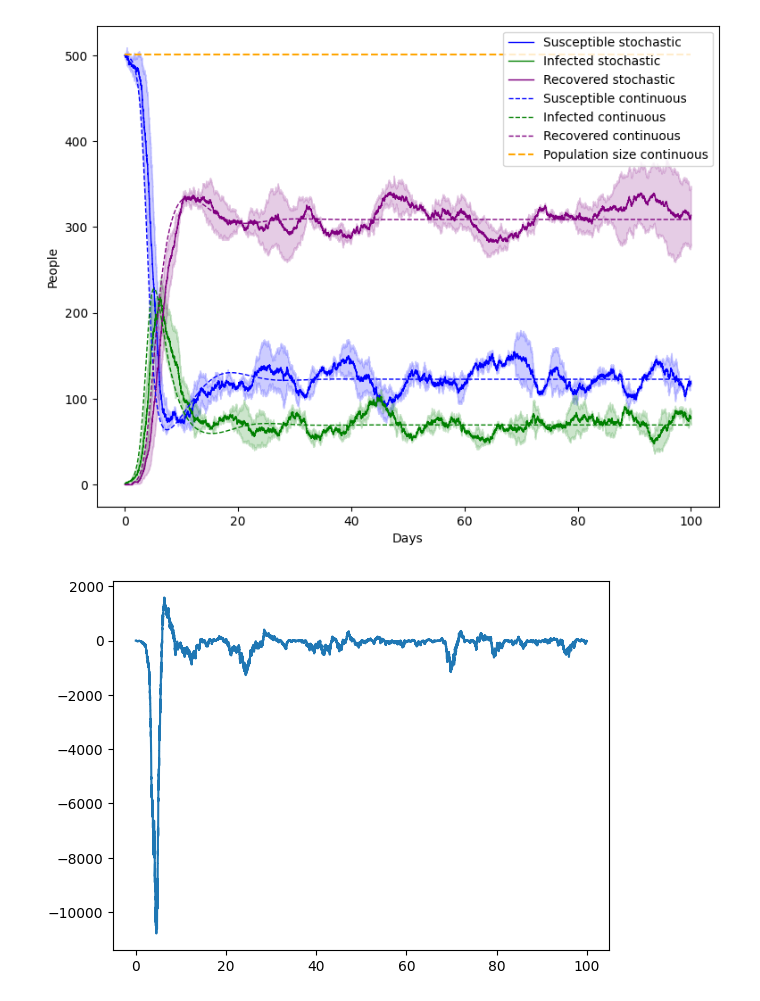
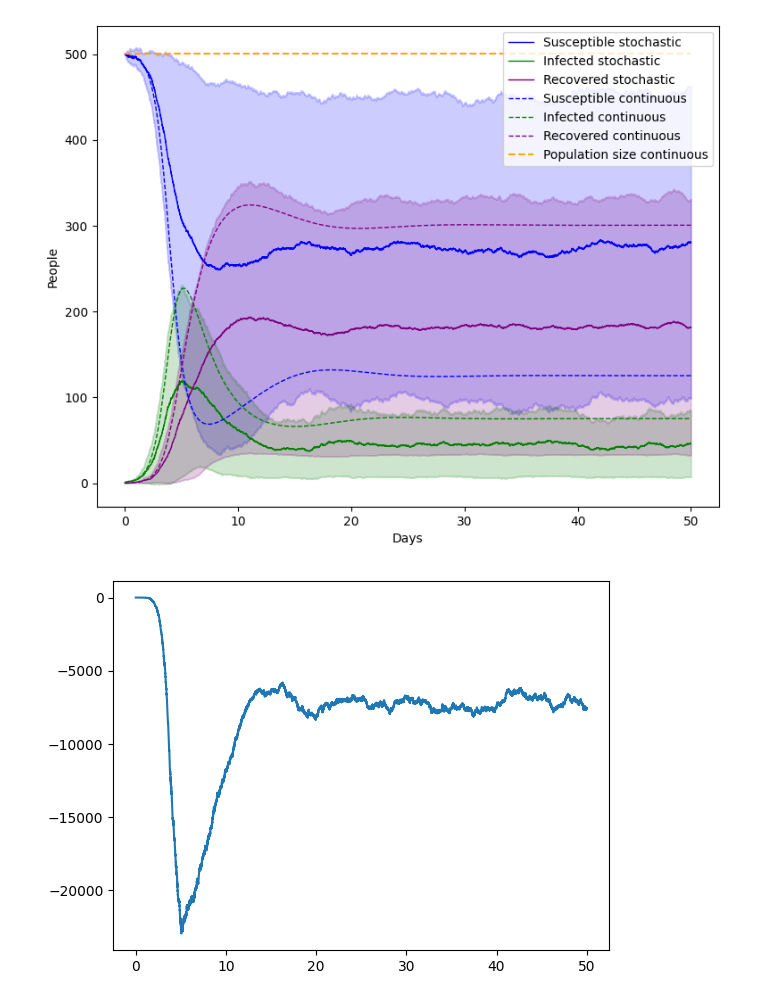
Before and after one commit to JTimmr/CS_Assignment_2, a Jupyter notebook: main.ipynb, the cells around one changed output. Cells and saved outputs as stored; diff of their text form; code cells hidden in the pictures.

```diff
--- a/main.ipynb
+++ b/main.ipynb
@@ -93,7 +93,7 @@ class StochasticSIR:
             S, I, R, N = self.current_SIR.values()
 
             # Stop simulation if infected population reaches zero
-            if I == 0:
+            if self.mu == 0 and I == 0:
                 dt = self.tmax - self.t[-1]
                 self.t.append(self.tmax)
 
@@ -110,6 +110,7 @@ class StochasticSIR:
 
 
                 P = np.random.uniform(0, 1) * probabilities_sum
+
                 # Do infection or recovery event according to probabilities
                 if P < cumulative_probabilities[0]:
 
@@ -252,11 +253,11 @@ class ContinuousSIR:
             ax.plot(self.t, self.sir[:,3], '--', label='Population size continuous', color='orange')
 # %%
 # Initial values SIR model
-initial_SIR = [500, 1, 0]
+initial_SIR = [1000, 10, 0]
 beta = 1
-gamma = 0.4
-mu = 0.09
-tmax = 50
+gamma = 0.5
+mu = 0.05
+tmax = 500
 
 # Run stochastic SIR simulation
 infection = StochasticSIR(initial_SIR, beta, gamma, tmax, mu=mu)
@@ -379,42 +380,42 @@ class Analyze:
 initial_SIR = [500, 1, 0]
 beta = 2
 gamma = 0.4
-tmax = 100
-N_runs = 2
-mu = 0.09
+tmax = 50
+N_runs = 10
+mu = 0.1
 
 analysis = Analyze(N_runs, tmax, initial_SIR, beta, gamma, mu=mu)
 analysis.convert_regular_timesteps()
 average = analysis.get_average()
 std = analysis.get_std()
 covariance = analysis.get_covariance()
 t = analysis.t
 
 infection = StochasticSIR(initial_SIR, beta, gamma, tmax, mu=mu)
 infection.SIR = average
 infection.t = t
 
 fig, ax = plt.subplots(1, figsize=(9, 7))
 infection.plot(ax, std=std, N=False, label=True)
 
 dt = 0.1
 
 # Run continuous SIR simulation
 continuous_infection = ContinuousSIR(initial_SIR, tmax, dt, beta, gamma, mu=mu)
 continuous_infection.run()
 continuous_infection.plot(ax)
 
 # Compare outcomes of different approaches
 plt.legend()
 plt.xlabel('Days')
 plt.ylabel('People')
 plt.show()
 
 plt.plot(t, covariance)
 plt.show()
 # %% [output]
-[figure, old version]
+[figure, new version]
-[figure, old version]
+[figure, new version]
 # %%
 # Initial values SIR model
 initial_SIR = [500, 1, 0]
```
Also changed, not shown: parts of 2 cells of this notebook.
